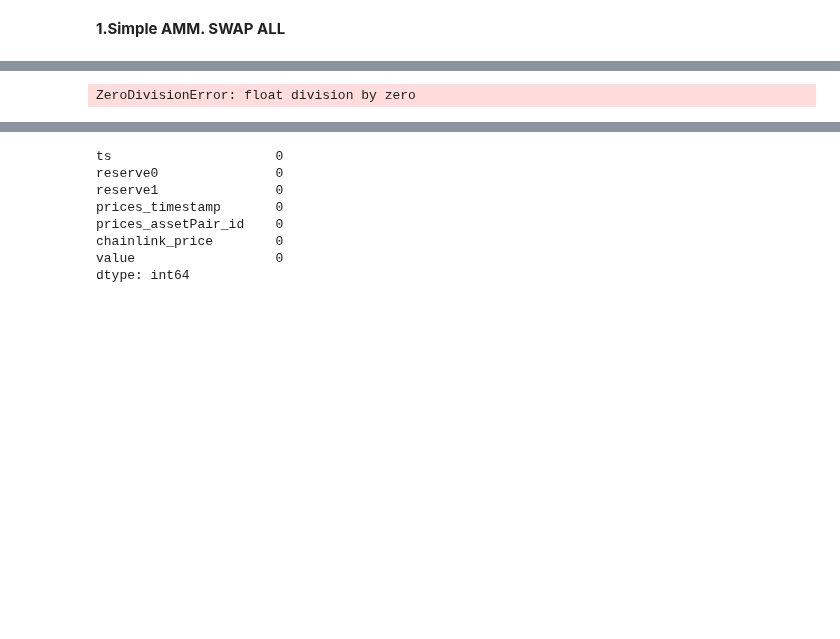
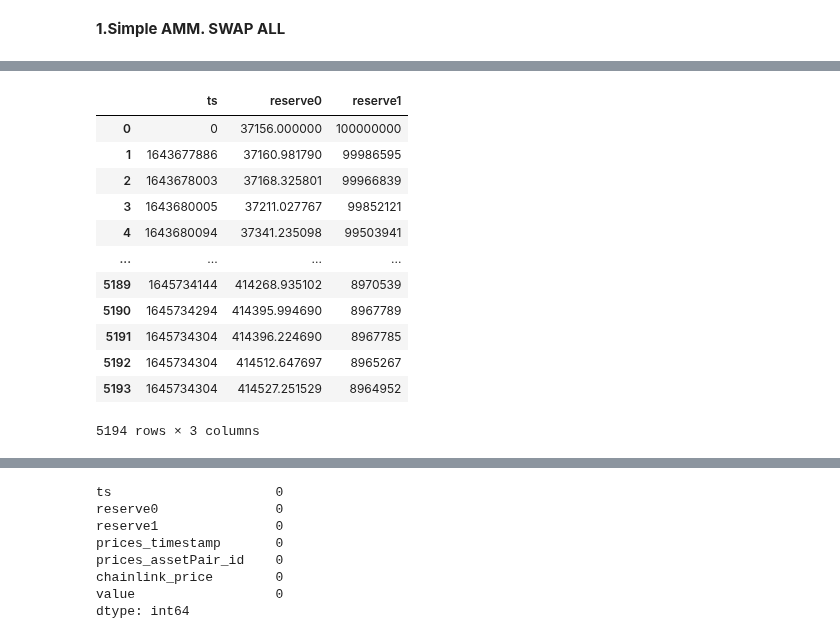
Before and after one commit to mohammed7s/Feedlot, a Jupyter notebook: sim/simulation_basic.ipynb, the cells around one changed output, grey strips where cells are left out. Cells and saved outputs as stored; diff of their text form; code cells hidden in the pictures; blank space fills up the shorter version.

```diff
--- a/sim/simulation_basic.ipynb
+++ b/sim/simulation_basic.ipynb
@@ -77,7 +76,7 @@ chain_df = chain_df.drop(['prices_id', 'endpoint'], axis=1)
 chain_df['prices_price'] = chain_df['prices_price'] / 10 ** 8
 # %%
 # Find the first and last value in the timestamp column
-first_timestamp = chain_df['prices_timestamp'].min()
-last_timestamp = chain_df['prices_timestamp'].max()
-print(first_timestamp, last_timestamp)
+first_timestamp_chain = chain_df['prices_timestamp'].min()
+last_timestamp_chain = chain_df['prices_timestamp'].max()
+print(f'first timestamp: {first_timestamp_chain} \nlast timestamp: {last_timestamp_chain}')
 # %% [output]
@@ -85,5 +85,5 @@ print(first_timestamp, last_timestamp)
 # %%
-timestamps = pd.DataFrame({'prices_timestamp': range(first_timestamp, last_timestamp + 1)})
+timestamps = pd.DataFrame({'prices_timestamp': range(first_timestamp_chain, last_timestamp_chain + 1)})
 # %%
 # left merge chain_df with empty timestamps_df
 chain_df = pd.merge(timestamps, chain_df, on='prices_timestamp', how='left')
@@ -91,7 +91,7 @@ chain_df = pd.merge(timestamps, chain_df, on='prices_timestamp', how='left')
 # Forward-fill missing values
 chain_df.fillna(method='ffill', inplace=True)
 # reset index
-price_s = chain_df.set_index("prices_timestamp")["prices_price"] / 1000 # small chainlink prices?
+price_s = chain_df.set_index("prices_timestamp")["prices_price"]  # small chainlink prices?
 # %% [markdown]
 **get initialization price**
 # %%
@@ -142,10 +151,12 @@ print(cpmm_SI_flow.amm.pool.reserves[1] / cpmm_SI_flow.amm.pool.reserves[0])
 # %%
 # Iterate through the rows of the dataframe
-for index, row in uni_swaps_df.iterrows():
+for index, row in uni_swaps_amount_in_df.iterrows():
     if row['swaps_timestamp'] < 1643676926: continue # wait until we have chainlink prices
     # Determine if the swap is a buy or a sell
-    is_buy = row['swaps_tokenIn_id'] == token0 and row['swaps_tokenOut_id'] == token1
-    amt = row['swaps_amountInUSD']
+    is_buy = row['swaps_tokenIn_id'] == '0xc02aaa39b223fe8d0a0e5c4f27ead9083c756cc2' #check if tokenIn is WETH
+
+    # swap amount in WETH
+    amt = row['swaps_amountIn']
 
     # Extract the amountIn, amountOut, and timestamp
     if is_buy:
@@ -157,7 +168,5 @@ for index, row in uni_swaps_df.iterrows():
     amt0, amt1 = cpmm_SI_flow.maybe_market_order_sell(amt,token,row['swaps_timestamp'])
     # print(f"Traded {amt0} for {amt1}\tat time {row['swaps_timestamp']}.")
     #print(f"Pool reserves: ({feedlot1.reserves[0], feedlot1.reserves[1]})")
-# %% [output]
-ZeroDivisionError: float division by zero
 # %%
 results1_df = pd.DataFrame(feedlot1.history)
@@ -165,0 +175,16 @@ prices=(results1_df["reserve1"] / results1_df["reserve0"])
+# %%
+results1_df
+# %% [output]
+|  | ts | reserve0 | reserve1 |
+| 0 | 0 | 37156.000000 | 100000000 |
+| 1 | 1643677886 | 37160.981790 | 99986595 |
+| 2 | 1643678003 | 37168.325801 | 99966839 |
+| 3 | 1643680005 | 37211.027767 | 99852121 |
+| 4 | 1643680094 | 37341.235098 | 99503941 |
+| ... | ... | ... | ... |
+| 5189 | 1645734144 | 414268.935102 | 8970539 |
+| 5190 | 1645734294 | 414395.994690 | 8967789 |
+| 5191 | 1645734304 | 414396.224690 | 8967785 |
+| 5192 | 1645734304 | 414512.647697 | 8965267 |
+| 5193 | 1645734304 | 414527.251529 | 8964952 |
+5194 rows × 3 columns
```
Also changed, not shown: parts of 24 cells of this notebook, 2 other files.
